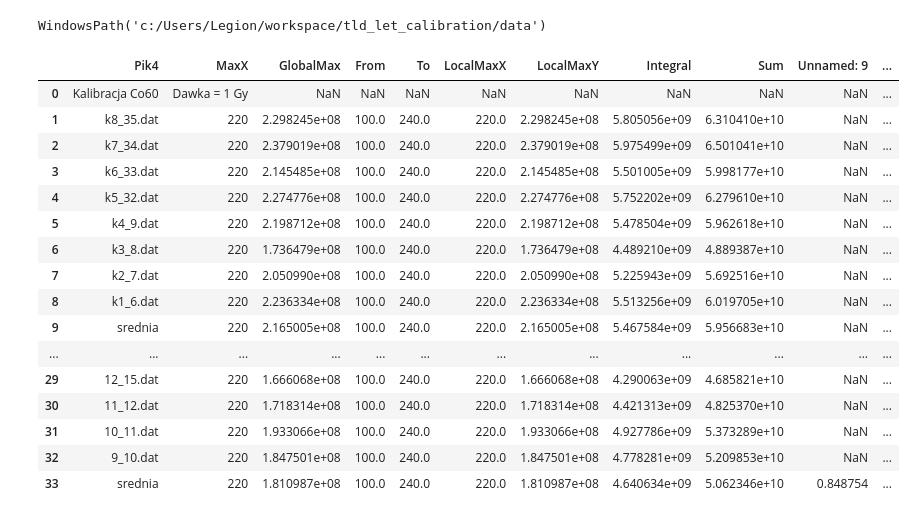
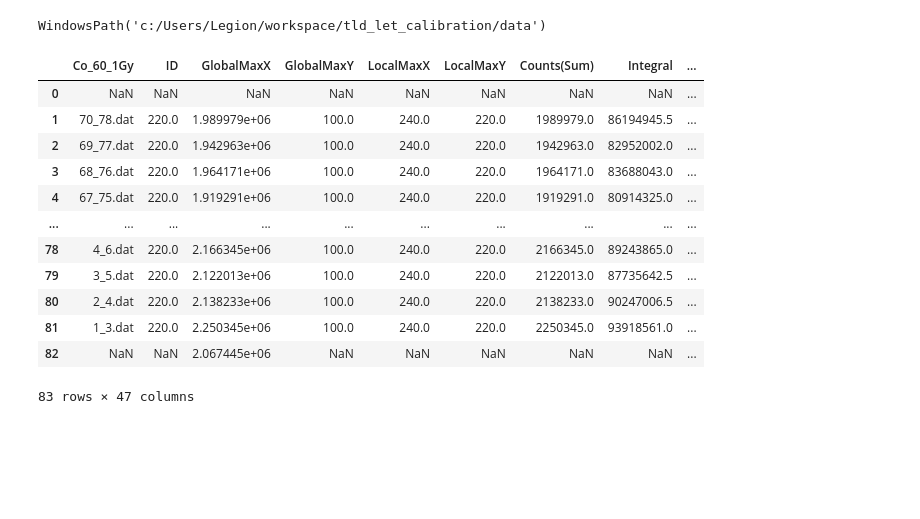
Before and after one commit to grzanka/tld_let_calibration, a Jupyter notebook: notebook/0.1-explore-data.ipynb, the cells around one changed output. Drawn from its saved outputs; the diff is of its cells as text; code cells hidden in the pictures; blank space fills up the shorter version.

Commit message:
More data 2 (#5)
* update

* plot

```diff
--- a/notebook/0.1-explore-data.ipynb
+++ b/notebook/0.1-explore-data.ipynb
@@ -12,22 +19,19 @@ data_dir
 # %% [output]
 WindowsPath('c:/Users/Legion/workspace/tld_let_calibration/data')
 # %%
-pd.read_excel(data_dir / 'interim' / 'Wyniki_DK_IFJ.xlsx')
+df_mcp = pd.read_excel(data_dir / 'interim' / 'Wyniki_DK_IFJ.xlsx', sheet_name='10.10.23_mts')
+df_mcp
 # %% [output]
-|  | Pik4 | MaxX | GlobalMax | From | To | LocalMaxX | LocalMaxY | Integral | Sum | Unnamed: 9 | ... |
-| 0 | Kalibracja Co60 | Dawka = 1 Gy | NaN | NaN | NaN | NaN | NaN | NaN | NaN | NaN | ... |
-| 1 | k8_35.dat | 220 | 2.298245e+08 | 100.0 | 240.0 | 220.0 | 2.298245e+08 | 5.805056e+09 | 6.310410e+10 | NaN | ... |
-| 2 | k7_34.dat | 220 | 2.379019e+08 | 100.0 | 240.0 | 220.0 | 2.379019e+08 | 5.975499e+09 | 6.501041e+10 | NaN | ... |
-| 3 | k6_33.dat | 220 | 2.145485e+08 | 100.0 | 240.0 | 220.0 | 2.145485e+08 | 5.501005e+09 | 5.998177e+10 | NaN | ... |
-| 4 | k5_32.dat | 220 | 2.274776e+08 | 100.0 | 240.0 | 220.0 | 2.274776e+08 | 5.752202e+09 | 6.279610e+10 | NaN | ... |
-| 5 | k4_9.dat | 220 | 2.198712e+08 | 100.0 | 240.0 | 220.0 | 2.198712e+08 | 5.478504e+09 | 5.962618e+10 | NaN | ... |
-| 6 | k3_8.dat | 220 | 1.736479e+08 | 100.0 | 240.0 | 220.0 | 1.736479e+08 | 4.489210e+09 | 4.889387e+10 | NaN | ... |
-| 7 | k2_7.dat | 220 | 2.050990e+08 | 100.0 | 240.0 | 220.0 | 2.050990e+08 | 5.225943e+09 | 5.692516e+10 | NaN | ... |
-| 8 | k1_6.dat | 220 | 2.236334e+08 | 100.0 | 240.0 | 220.0 | 2.236334e+08 | 5.513256e+09 | 6.019705e+10 | NaN | ... |
-| 9 | srednia | 220 | 2.165005e+08 | 100.0 | 240.0 | 220.0 | 2.165005e+08 | 5.467584e+09 | 5.956683e+10 | NaN | ... |
-| ... | ... | ... | ... | ... | ... | ... | ... | ... | ... | ... | ... |
-| 29 | 12_15.dat | 220 | 1.666068e+08 | 100.0 | 240.0 | 220.0 | 1.666068e+08 | 4.290063e+09 | 4.685821e+10 | NaN | ... |
-| 30 | 11_12.dat | 220 | 1.718314e+08 | 100.0 | 240.0 | 220.0 | 1.718314e+08 | 4.421313e+09 | 4.825370e+10 | NaN | ... |
-| 31 | 10_11.dat | 220 | 1.933066e+08 | 100.0 | 240.0 | 220.0 | 1.933066e+08 | 4.927786e+09 | 5.373289e+10 | NaN | ... |
-| 32 | 9_10.dat | 220 | 1.847501e+08 | 100.0 | 240.0 | 220.0 | 1.847501e+08 | 4.778281e+09 | 5.209853e+10 | NaN | ... |
-| 33 | srednia | 220 | 1.810987e+08 | 100.0 | 240.0 | 220.0 | 1.810987e+08 | 4.640634e+09 | 5.062346e+10 | 0.848754 | ... |
+|  | Co_60_1Gy | ID | GlobalMaxX | GlobalMaxY | LocalMaxX | LocalMaxY | Counts(Sum) | Integral | ... |
+| 0 | NaN | NaN | NaN | NaN | NaN | NaN | NaN | NaN | ... |
+| 1 | 70_78.dat | 220.0 | 1.989979e+06 | 100.0 | 240.0 | 220.0 | 1989979.0 | 86194945.5 | ... |
+| 2 | 69_77.dat | 220.0 | 1.942963e+06 | 100.0 | 240.0 | 220.0 | 1942963.0 | 82952002.0 | ... |
+| 3 | 68_76.dat | 220.0 | 1.964171e+06 | 100.0 | 240.0 | 220.0 | 1964171.0 | 83688043.0 | ... |
+| 4 | 67_75.dat | 220.0 | 1.919291e+06 | 100.0 | 240.0 | 220.0 | 1919291.0 | 80914325.0 | ... |
+| ... | ... | ... | ... | ... | ... | ... | ... | ... | ... |
+| 78 | 4_6.dat | 220.0 | 2.166345e+06 | 100.0 | 240.0 | 220.0 | 2166345.0 | 89243865.0 | ... |
+| 79 | 3_5.dat | 220.0 | 2.122013e+06 | 100.0 | 240.0 | 220.0 | 2122013.0 | 87735642.5 | ... |
+| 80 | 2_4.dat | 220.0 | 2.138233e+06 | 100.0 | 240.0 | 220.0 | 2138233.0 | 90247006.5 | ... |
+| 81 | 1_3.dat | 220.0 | 2.250345e+06 | 100.0 | 240.0 | 220.0 | 2250345.0 | 93918561.0 | ... |
+| 82 | NaN | NaN | 2.067445e+06 | NaN | NaN | NaN | NaN | NaN | ... |
+83 rows × 47 columns
```
Also changed, not shown: parts of 3 cells of this notebook.
